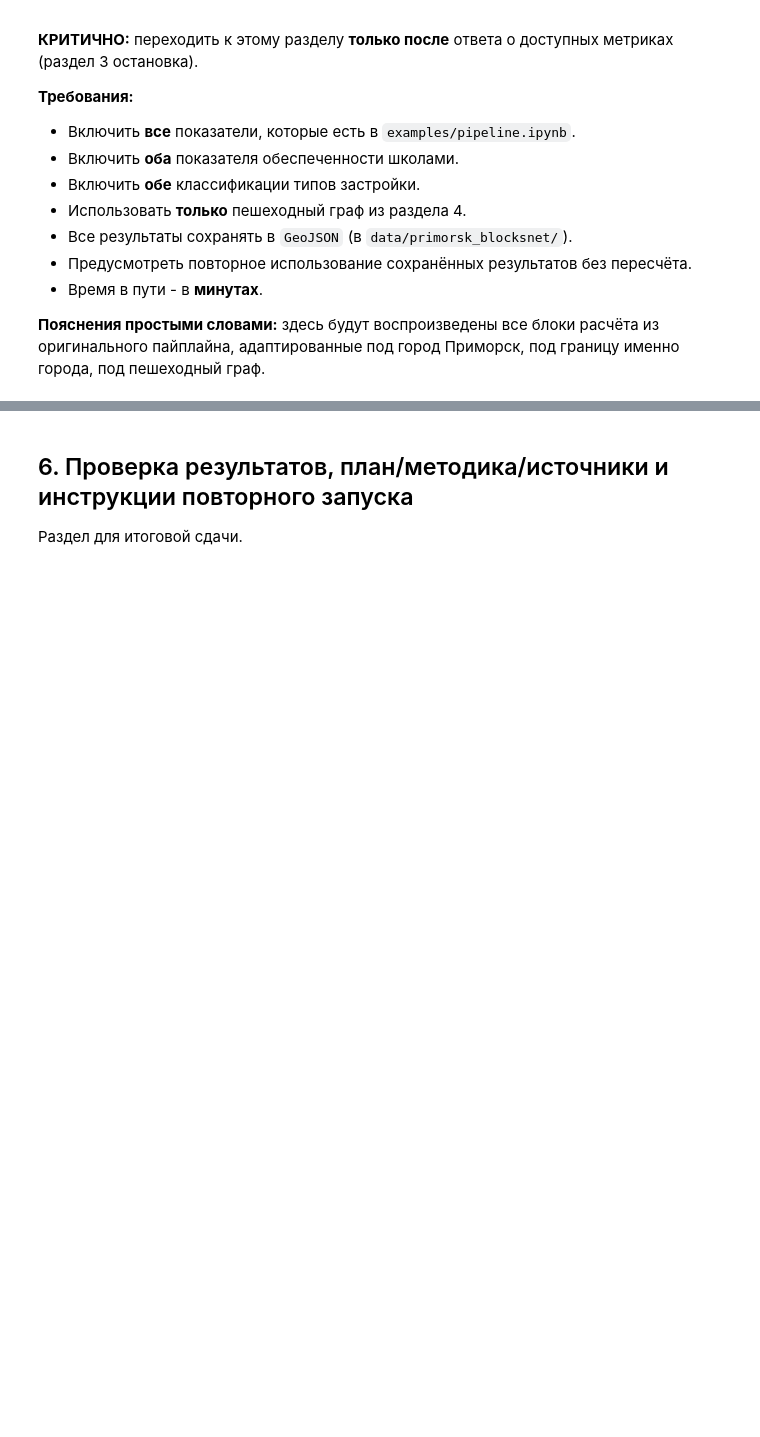
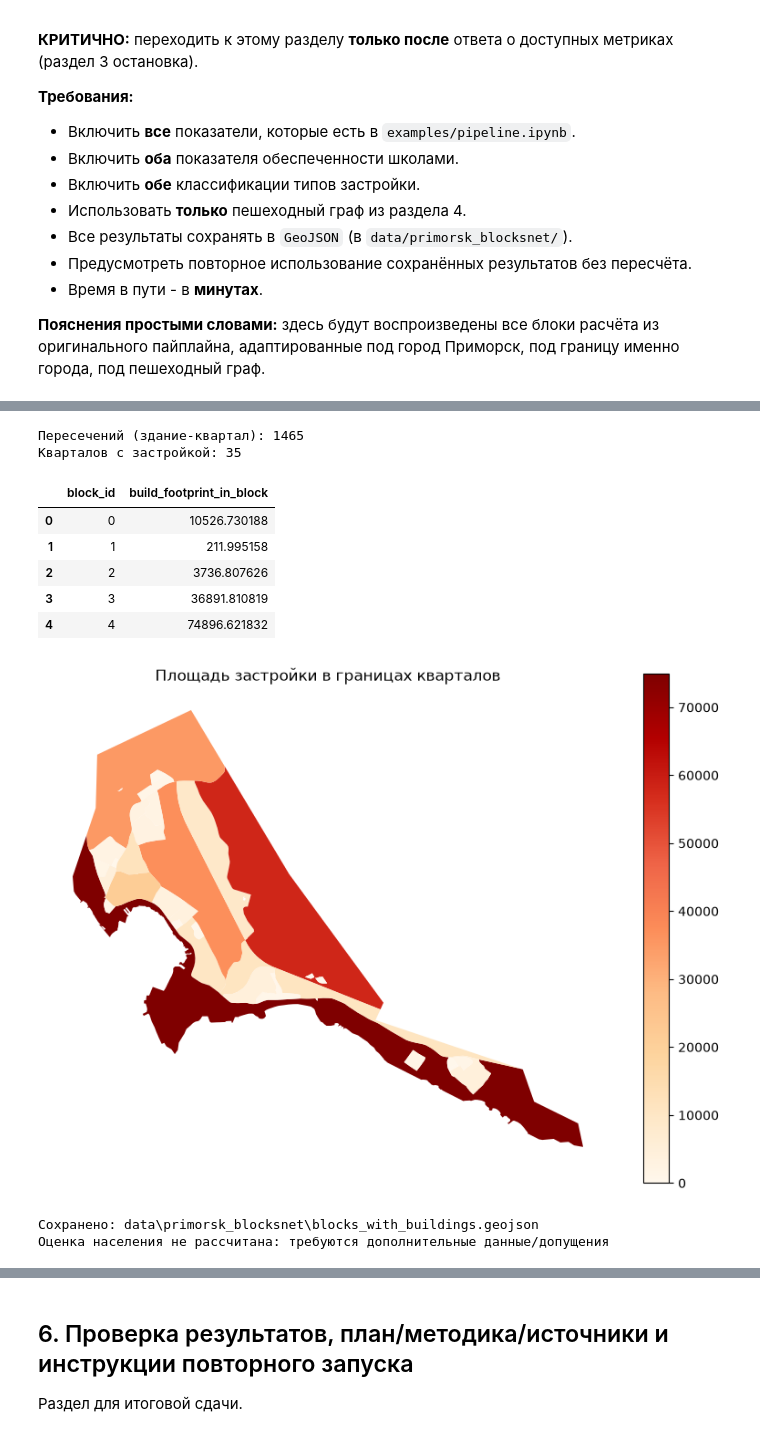
Before and after one commit to Arishka711/urban-ai-practice, a Jupyter notebook: primorsk_blocksnet_pipeline.ipynb, the cells around one changed output, grey strips where cells are left out. Cells and saved outputs as stored; diff of their text form; code cells hidden in the pictures; blank space fills up the shorter version.

```diff
--- a/primorsk_blocksnet_pipeline.ipynb
+++ b/primorsk_blocksnet_pipeline.ipynb
@@ -936,0 +1435,60 @@ pass
+# %%
+# Привязка зданий к кварталам (учёт пересечений, без двойного учёта)
+from pathlib import Path
+import geopandas as gpd
+import matplotlib.pyplot as plt
+
+DATA_DIR = Path('data/primorsk_blocksnet')
+OUT_BLK_BLD = DATA_DIR / 'blocks_with_buildings.geojson'
+
+# Привязка по пересечению: здания, пересекающие несколько кварталов - учитываем пропорционально площади пересечения
+blocks_b = blocks.copy()
+blocks_b['block_id'] = blocks_b.index
+buildings_b = buildings_imp.copy()
+
+inter = gpd.overlay(blocks_b[['block_id','geometry']], buildings_b, how='intersection')
+inter['iarea'] = inter.geometry.area
+inter['total_barea'] = inter.groupby('block_id')['iarea'].transform('sum')
+print('Пересечений (здание-квартал):', len(inter))
+
+# Суммарная площадь пятен зданий внутри каждого квартала
+agg = (
+    inter.groupby('block_id')['iarea']
+    .sum()
+    .to_frame(name='build_footprint_in_block')
+)
+
+# Дополнительный показатель площади застройки
+blocks_b = blocks_b.join(agg, on='block_id')
+blocks_b['build_footprint_in_block'] = (
+    blocks_b['build_footprint_in_block'].fillna(0)
+)
+
+print('Кварталов с застройкой:', (blocks_b['build_footprint_in_block']>0).sum())
+display(blocks_b[['block_id','build_footprint_in_block']].head())
+
+# Карта
+fig, ax = plt.subplots(figsize=(8,6))
+blocks_b.plot(ax=ax, column='build_footprint_in_block', legend=True, cmap='OrRd')
+ax.set_title('Площадь застройки в границах кварталов')
+ax.set_axis_off()
+plt.tight_layout()
+plt.show()
+
+# ВАЖНО: Оценка населения требует дополнительных данных/модельных допущений (плотность проживания, соотношение жилой/нежилой площади и др.)
+# Явно не производим расчёт населения в этом разделе без обоснованных исходных данных
+blocks_b.to_file(OUT_BLK_BLD, driver='GeoJSON')
+print('Сохранено:', OUT_BLK_BLD)
+print('Оценка населения не рассчитана: требуются дополнительные данные/допущения')
+# %% [output]
+Пересечений (здание-квартал): 1465
+Кварталов с застройкой: 35
+|  | block_id | build_footprint_in_block |
+| 0 | 0 | 10526.730188 |
+| 1 | 1 | 211.995158 |
+| 2 | 2 | 3736.807626 |
+| 3 | 3 | 36891.810819 |
+| 4 | 4 | 74896.621832 |
+[figure, added]
+Сохранено: data\primorsk_blocksnet\blocks_with_buildings.geojson
+Оценка населения не рассчитана: требуются дополнительные данные/допущения
```
Also changed, not shown: parts of 39 cells of this notebook, 13 other files.
